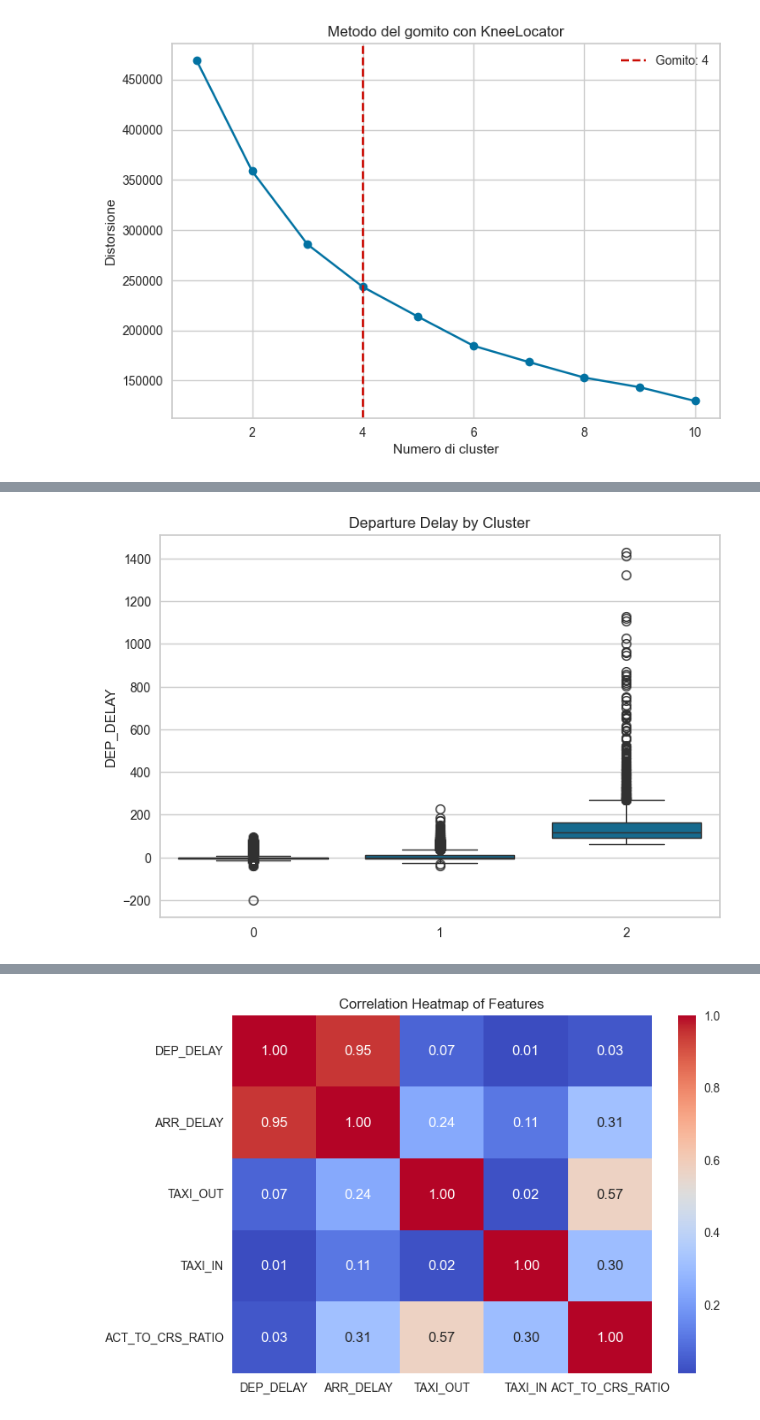
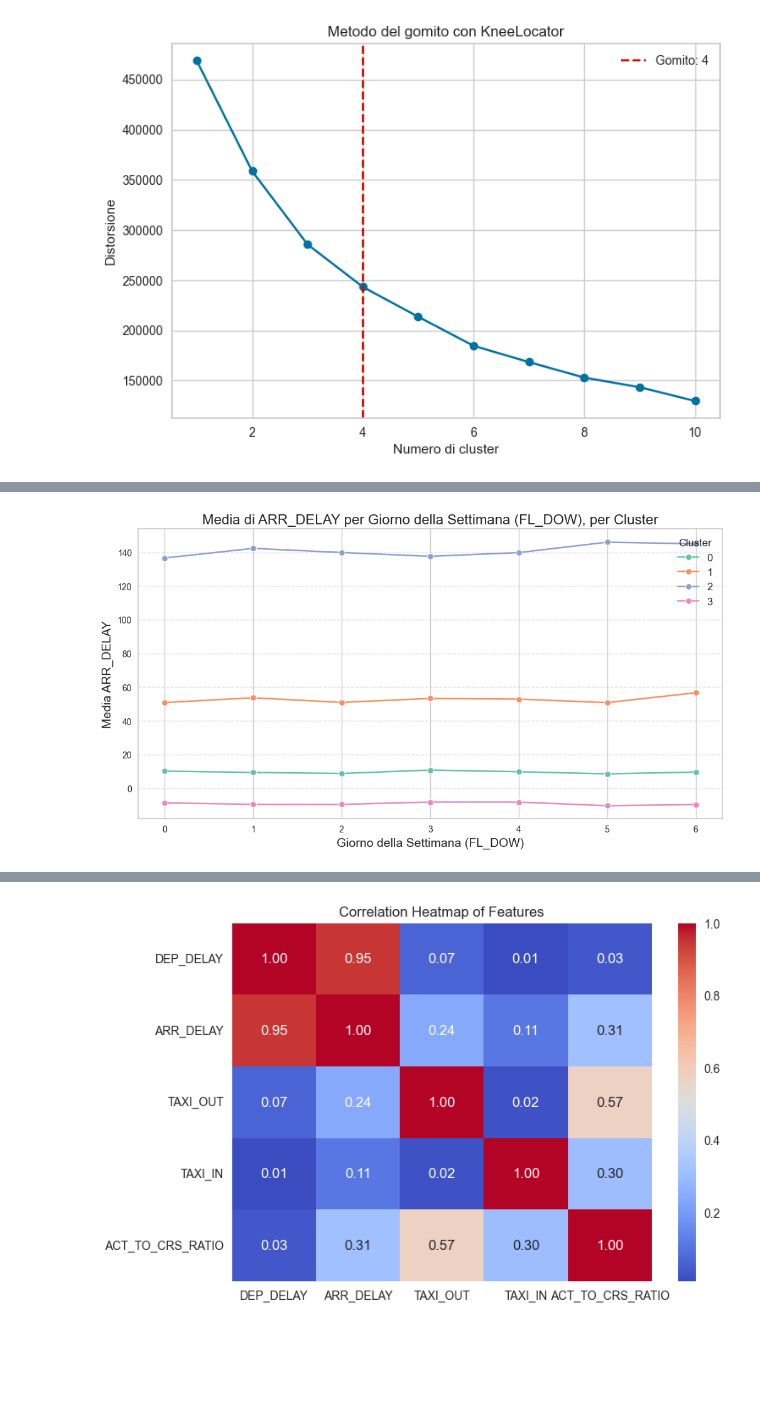
Before and after one commit to Walter-Di-Sabatino/Time-Series-Data-Science-Project, a Jupyter notebook: multi_d_clustering.ipynb, the cells around one changed output, grey strips where cells are left out. Saved outputs shown, nothing was run; the diff lists cells and outputs as text; code cells hidden in the pictures; blank space fills up the shorter version.

```diff
--- a/multi_d_clustering.ipynb
+++ b/multi_d_clustering.ipynb
@@ -125,10 +132,31 @@ plt.show()
-# %%
-import seaborn as sns
-sns.boxplot(x=kmeans.labels_, y=filtered_data['DEP_DELAY'])
-plt.title('Departure Delay by Cluster')
-plt.show()
-# %% [output]
-[figure, removed]
+# %%
+# Calcola la media e la deviazione standard per ARR_DELAY per cluster e FL_DOW
+grouped_data = filtered_data.groupby(['FL_DOW', 'Cluster'])['ARR_DELAY'].agg(['mean', 'std']).reset_index()
+
+# Crea il grafico lineplot
+plt.figure(figsize=(12, 6))
+sns.lineplot(
+    data=grouped_data,
+    x='FL_DOW',
+    y='mean',
+    hue='Cluster',
+    marker='o',
+    palette='Set2',
+    err_style="bars",  # Visualizza le barre di errore
+    err_kws={'capsize': 5}  # Dimensione dei "tappi" delle barre di errore
+)
+
+# Aggiungi titolo e etichette
+plt.title('Media di ARR_DELAY per Giorno della Settimana (FL_DOW), per Cluster', fontsize=16)
+plt.xlabel('Giorno della Settimana (FL_DOW)', fontsize=14)
+plt.ylabel('Media ARR_DELAY', fontsize=14)
+plt.legend(title='Cluster', fontsize=12)
+plt.grid(axis='y', linestyle='--', alpha=0.7)
+
+# Mostra il grafico
+plt.show()
+# %% [output]
+[figure, added]
 # %%
 cluster_means = filtered_data.groupby(kmeans.labels_)[['DEP_DELAY', 'ARR_DELAY',
                                                       'TAXI_OUT', 'TAXI_IN',
```
Also changed, not shown: parts of 7 cells of this notebook, 1 other file.
